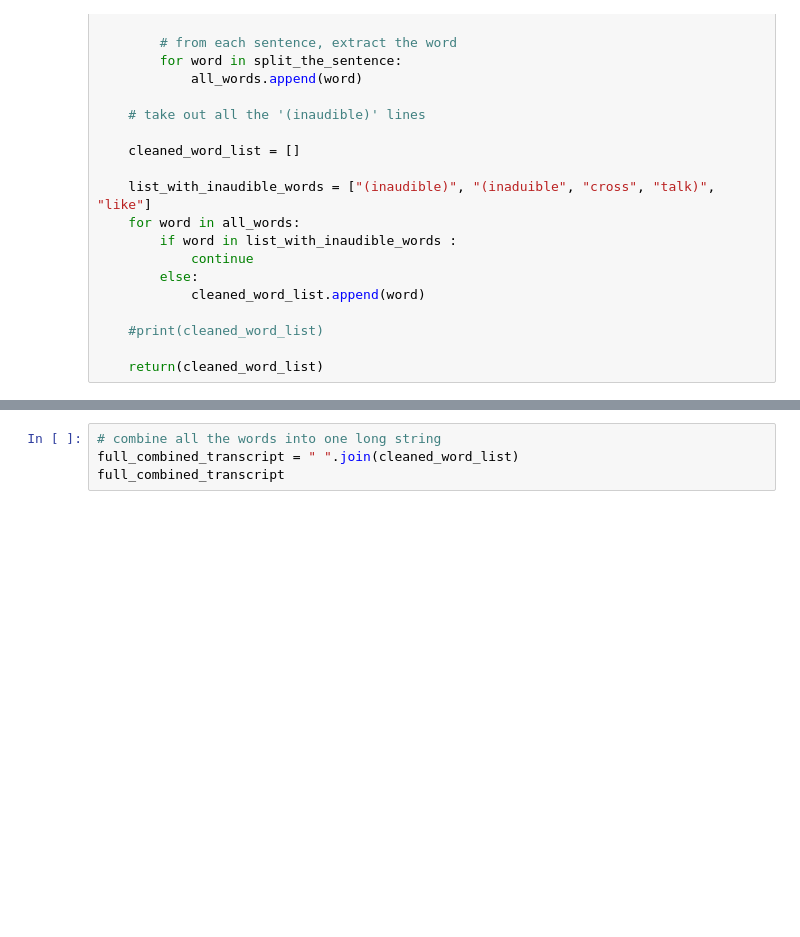
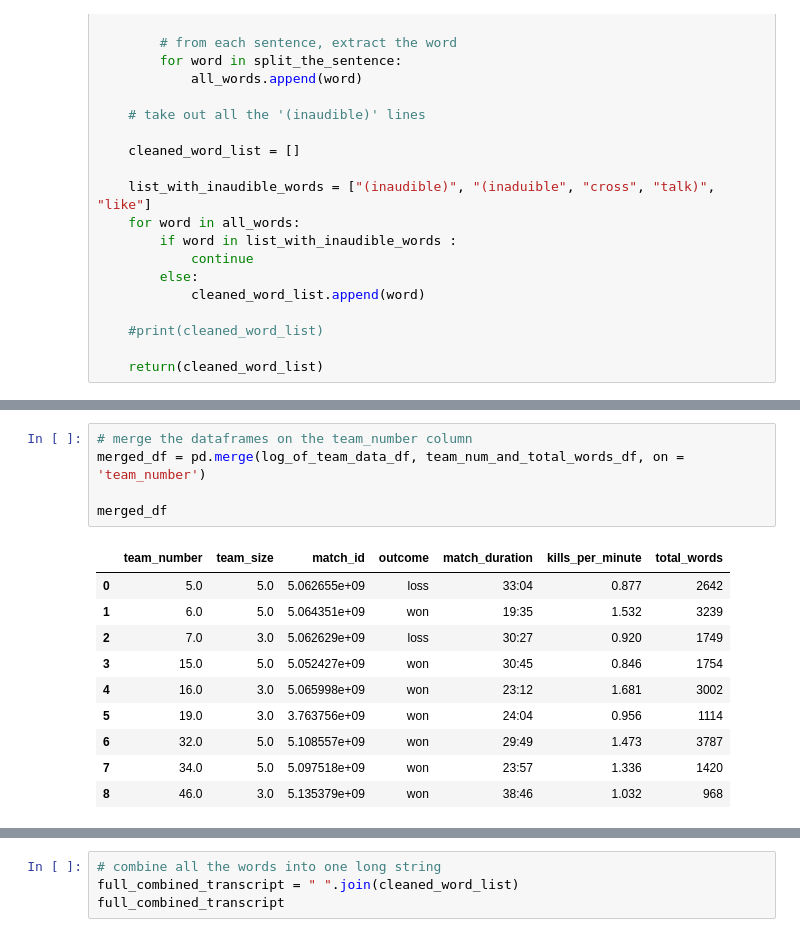
Before and after one commit to evelyntan/scripts, a Jupyter notebook: extract-words-from-transcript.ipynb, the cells around one changed output, grey strips where cells are left out. Saved outputs shown, nothing was run; the diff lists cells and outputs as text; blank space fills up the shorter version.

```diff
--- a/extract-words-from-transcript.ipynb
+++ b/extract-words-from-transcript.ipynb
@@ -94,0 +143,16 @@ team_num_and_total_words_df
+# %%
+# merge the dataframes on the team_number column
+merged_df = pd.merge(log_of_team_data_df, team_num_and_total_words_df, on = 'team_number')
+
+merged_df
+# %% [output]
+|  | team_number | team_size | match_id | outcome | match_duration | kills_per_minute | total_words |
+| 0 | 5.0 | 5.0 | 5.062655e+09 | loss | 33:04 | 0.877 | 2642 |
+| 1 | 6.0 | 5.0 | 5.064351e+09 | won | 19:35 | 1.532 | 3239 |
+| 2 | 7.0 | 3.0 | 5.062629e+09 | loss | 30:27 | 0.920 | 1749 |
+| 3 | 15.0 | 5.0 | 5.052427e+09 | won | 30:45 | 0.846 | 1754 |
+| 4 | 16.0 | 3.0 | 5.065998e+09 | won | 23:12 | 1.681 | 3002 |
+| 5 | 19.0 | 3.0 | 3.763756e+09 | won | 24:04 | 0.956 | 1114 |
+| 6 | 32.0 | 5.0 | 5.108557e+09 | won | 29:49 | 1.473 | 3787 |
+| 7 | 34.0 | 5.0 | 5.097518e+09 | won | 23:57 | 1.336 | 1420 |
+| 8 | 46.0 | 3.0 | 5.135379e+09 | won | 38:46 | 1.032 | 968 |
```
Also changed, not shown: parts of 19 cells of this notebook.
